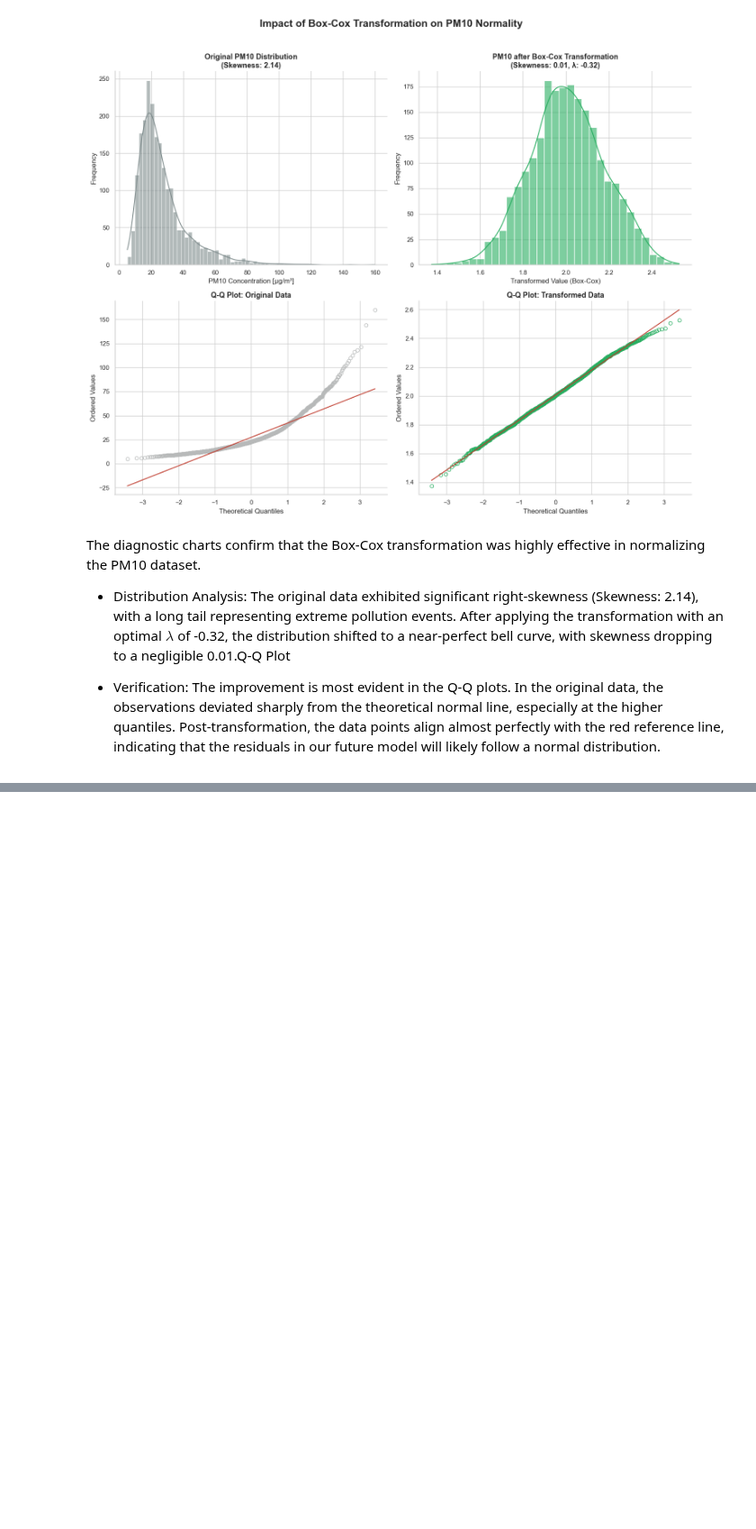
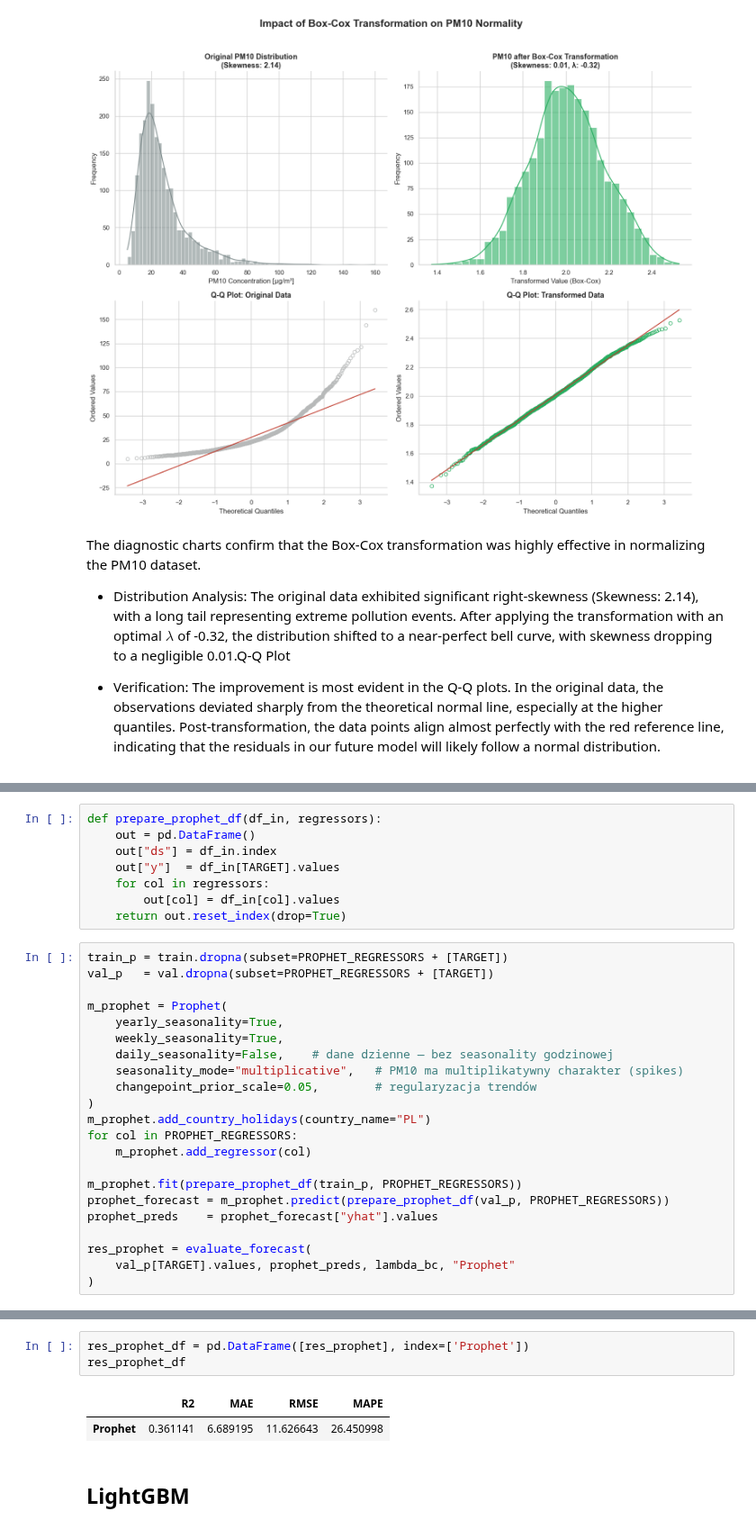
Before and after one commit to Przemsonn05/AirPulse-Krakow-Smart-Air-Quality-Forecasting-System, a Jupyter notebook: notebooks/air_quality_forecast.ipynb, the cells around one changed output, grey strips where cells are left out. Shown at 90% size. Saved outputs shown, nothing was run; the diff lists cells and outputs as text; blank space fills up the shorter version.

```diff
--- a/notebooks/air_quality_forecast.ipynb
+++ b/notebooks/air_quality_forecast.ipynb
@@ -769,0 +985,30 @@ The diagnostic charts confirm that the Box-Cox transformation was highly effecti
+# %%
+def prepare_prophet_df(df_in, regressors):
+    out = pd.DataFrame()
+    out["ds"] = df_in.index
+    out["y"]  = df_in[TARGET].values
+    for col in regressors:
+        out[col] = df_in[col].values
+    return out.reset_index(drop=True)
+# %%
+train_p = train.dropna(subset=PROPHET_REGRESSORS + [TARGET])
+val_p   = val.dropna(subset=PROPHET_REGRESSORS + [TARGET])
+
+m_prophet = Prophet(
+    yearly_seasonality=True,
+    weekly_seasonality=True,
+    daily_seasonality=False,    # dane dzienne — bez seasonality godzinowej
+    seasonality_mode="multiplicative",   # PM10 ma multiplikatywny charakter (spikes)
+    changepoint_prior_scale=0.05,        # regularyzacja trendów
+)
+m_prophet.add_country_holidays(country_name="PL")
+for col in PROPHET_REGRESSORS:
+    m_prophet.add_regressor(col)
+
+m_prophet.fit(prepare_prophet_df(train_p, PROPHET_REGRESSORS))
+prophet_forecast = m_prophet.predict(prepare_prophet_df(val_p, PROPHET_REGRESSORS))
+prophet_preds    = prophet_forecast["yhat"].values
+
+res_prophet = evaluate_forecast(
+    val_p[TARGET].values, prophet_preds, lambda_bc, "Prophet"
+)
@@ -769,0 +1023,8 @@ The diagnostic charts confirm that the Box-Cox transformation was highly effecti
+# %%
+res_prophet_df = pd.DataFrame([res_prophet], index=['Prophet'])
+res_prophet_df
+# %% [output]
+|  | R2 | MAE | RMSE | MAPE |
+| Prophet | 0.361141 | 6.689195 | 11.626643 | 26.450998 |
+# %% [markdown]
+## LightGBM
```
Also changed, not shown: parts of 59 cells of this notebook, 16 other files.
